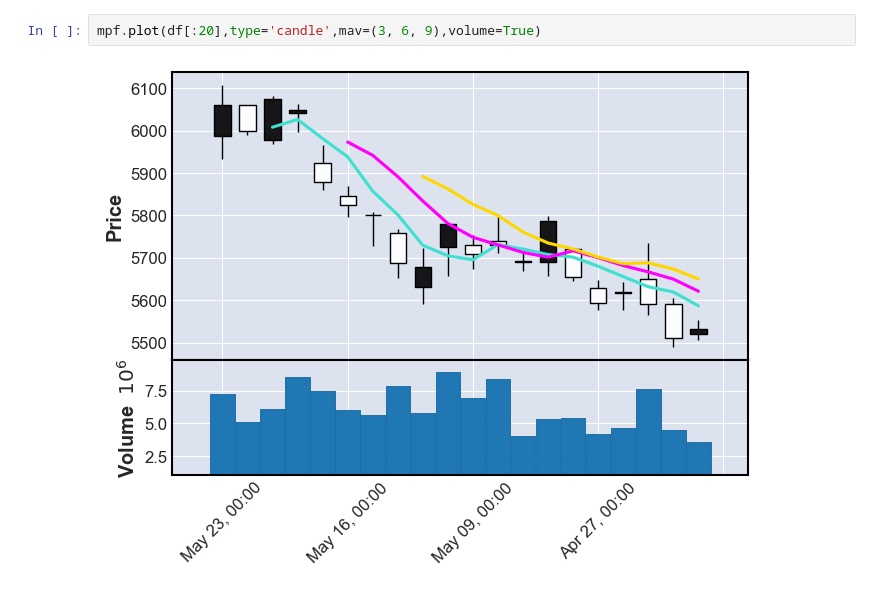
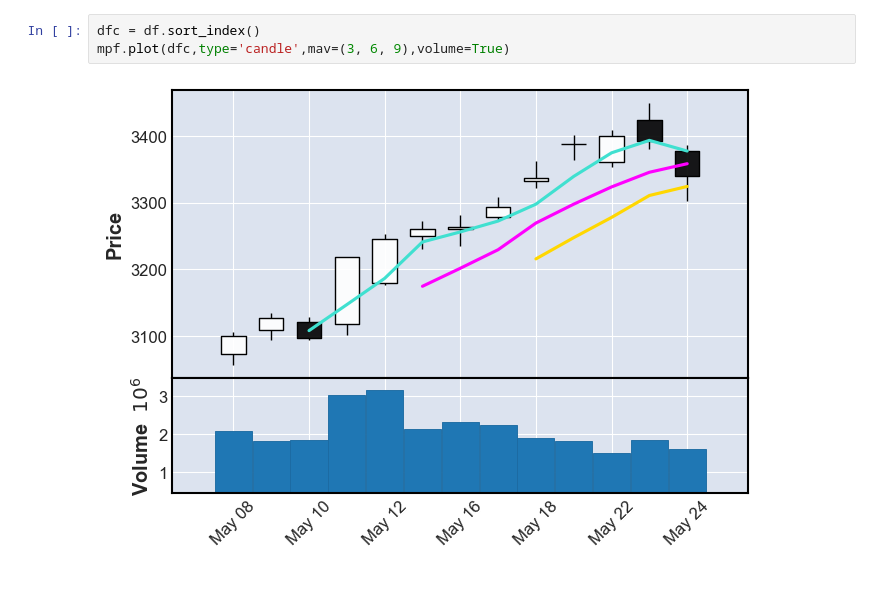
Before and after one commit to 2023-hsymlab/python-scraping-stock-data-SoraYanagiya, a Jupyter notebook: Simmple_Stock.ipynb, the cells around one changed output. Drawn from its saved outputs; the diff is of its cells as text.

```diff
--- a/Simmple_Stock.ipynb
+++ b/Simmple_Stock.ipynb
@@ -69,4 +110,5 @@ df["Close"]["2023-05-16"]
 # %%
-mpf.plot(df[:20],type='candle',mav=(3, 6, 9),volume=True)
+dfc = df.sort_index()
+mpf.plot(dfc,type='candle',mav=(3, 6, 9),volume=True)
 # %% [output]
-[figure, old version]
+[figure, new version]
```
Also changed, not shown: parts of 5 cells of this notebook, 2 other files.
